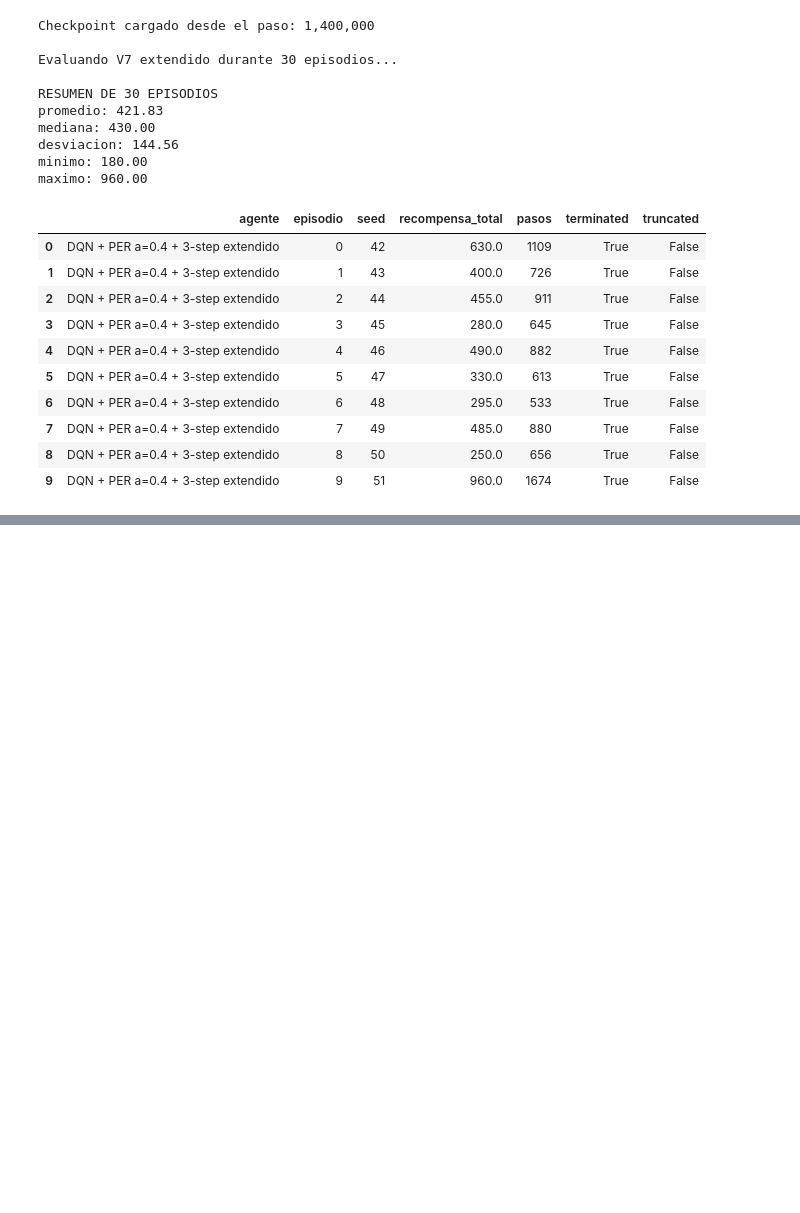
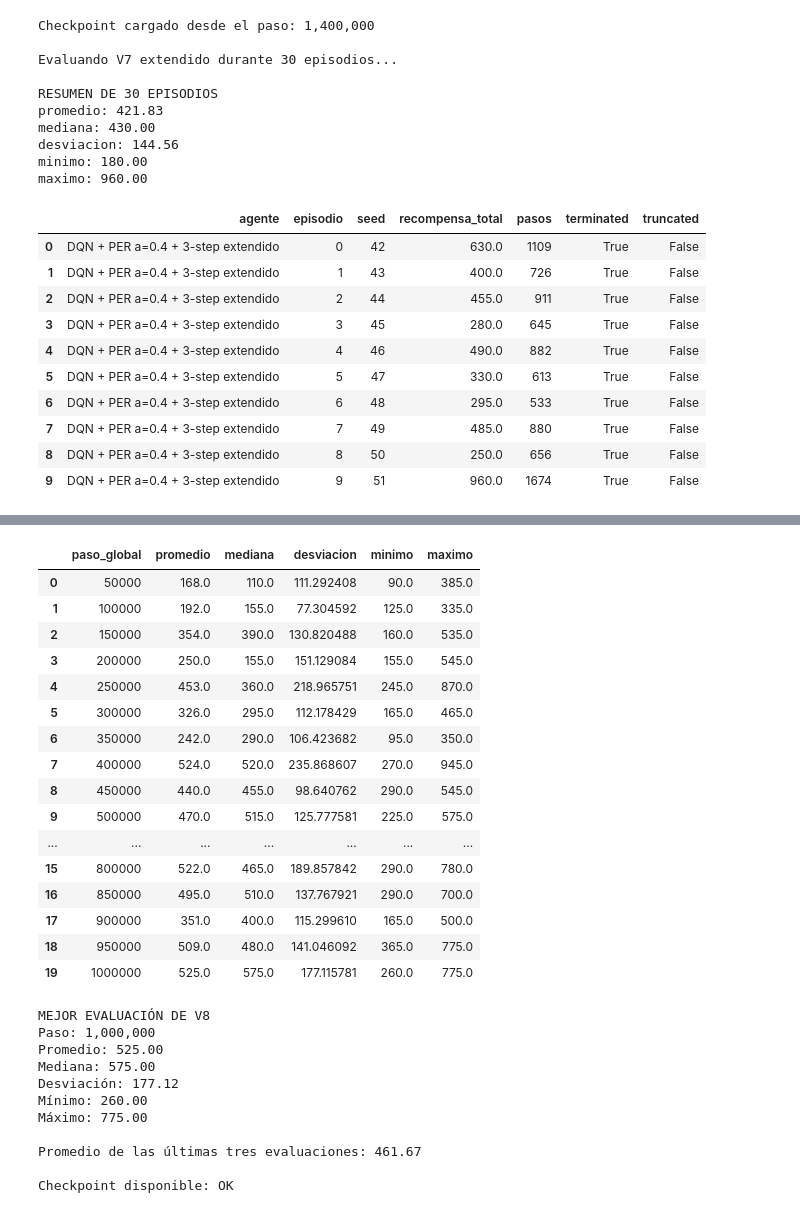
Before and after one commit to CamiR24/Proyecto2-DL, a Jupyter notebook: notebooks/08_ajuste_hiperparametros.ipynb, the cells around one changed output, grey strips where cells are left out. Drawn from its saved outputs; the diff is of its cells as text; code cells hidden in the pictures; blank space fills up the shorter version.

Commit message:
feat: trained n-step v2

```diff
--- a/notebooks/08_ajuste_hiperparametros.ipynb
+++ b/notebooks/08_ajuste_hiperparametros.ipynb
@@ -641,0 +745,72 @@ COMPARACIÓN DEL MEJOR DE CINCO
+# %%
+from pathlib import Path
+import pandas as pd
+from IPython.display import display
+
+RUTA_LOG_V8 = Path(
+    "../logs/entrenamientos/v8_dqn_per_a06_5step/evaluaciones.csv"
+)
+RUTA_MODELO_V8 = Path(
+    "../models/v8_dqn_per_a06_5step/mejor_modelo.pt"
+)
+
+df_evaluaciones_v8 = pd.read_csv(RUTA_LOG_V8)
+
+display(df_evaluaciones_v8)
+
+mejor_fila_v8 = df_evaluaciones_v8.loc[
+    df_evaluaciones_v8["promedio"].idxmax()
+]
+
+promedio_ultimas_tres_v8 = (
+    df_evaluaciones_v8["promedio"]
+    .tail(3)
+    .mean()
+)
+
+print("\nMEJOR EVALUACIÓN DE V8")
+print(f"Paso: {int(mejor_fila_v8['paso_global']):,}")
+print(f"Promedio: {mejor_fila_v8['promedio']:.2f}")
+print(f"Mediana: {mejor_fila_v8['mediana']:.2f}")
+print(f"Desviación: {mejor_fila_v8['desviacion']:.2f}")
+print(f"Mínimo: {mejor_fila_v8['minimo']:.2f}")
+print(f"Máximo: {mejor_fila_v8['maximo']:.2f}")
+
+print(
+    "\nPromedio de las últimas tres evaluaciones: "
+    f"{promedio_ultimas_tres_v8:.2f}"
+)
+
+print(
+    "\nCheckpoint disponible:",
+    "OK" if RUTA_MODELO_V8.exists() else "NO ENCONTRADO",
+)
+# %% [output]
+|  | paso_global | promedio | mediana | desviacion | minimo | maximo |
+| 0 | 50000 | 168.0 | 110.0 | 111.292408 | 90.0 | 385.0 |
+| 1 | 100000 | 192.0 | 155.0 | 77.304592 | 125.0 | 335.0 |
+| 2 | 150000 | 354.0 | 390.0 | 130.820488 | 160.0 | 535.0 |
+| 3 | 200000 | 250.0 | 155.0 | 151.129084 | 155.0 | 545.0 |
+| 4 | 250000 | 453.0 | 360.0 | 218.965751 | 245.0 | 870.0 |
+| 5 | 300000 | 326.0 | 295.0 | 112.178429 | 165.0 | 465.0 |
+| 6 | 350000 | 242.0 | 290.0 | 106.423682 | 95.0 | 350.0 |
+| 7 | 400000 | 524.0 | 520.0 | 235.868607 | 270.0 | 945.0 |
+| 8 | 450000 | 440.0 | 455.0 | 98.640762 | 290.0 | 545.0 |
+| 9 | 500000 | 470.0 | 515.0 | 125.777581 | 225.0 | 575.0 |
+| ... | ... | ... | ... | ... | ... | ... |
+| 15 | 800000 | 522.0 | 465.0 | 189.857842 | 290.0 | 780.0 |
+| 16 | 850000 | 495.0 | 510.0 | 137.767921 | 290.0 | 700.0 |
+| 17 | 900000 | 351.0 | 400.0 | 115.299610 | 165.0 | 500.0 |
+| 18 | 950000 | 509.0 | 480.0 | 141.046092 | 365.0 | 775.0 |
+| 19 | 1000000 | 525.0 | 575.0 | 177.115781 | 260.0 | 775.0 |
+MEJOR EVALUACIÓN DE V8
+Paso: 1,000,000
+Promedio: 525.00
+Mediana: 575.00
+Desviación: 177.12
+Mínimo: 260.00
+Máximo: 775.00
+
+Promedio de las últimas tres evaluaciones: 461.67
+
+Checkpoint disponible: OK
```
Also changed, not shown: parts of 4 cells of this notebook, 7 other files.
